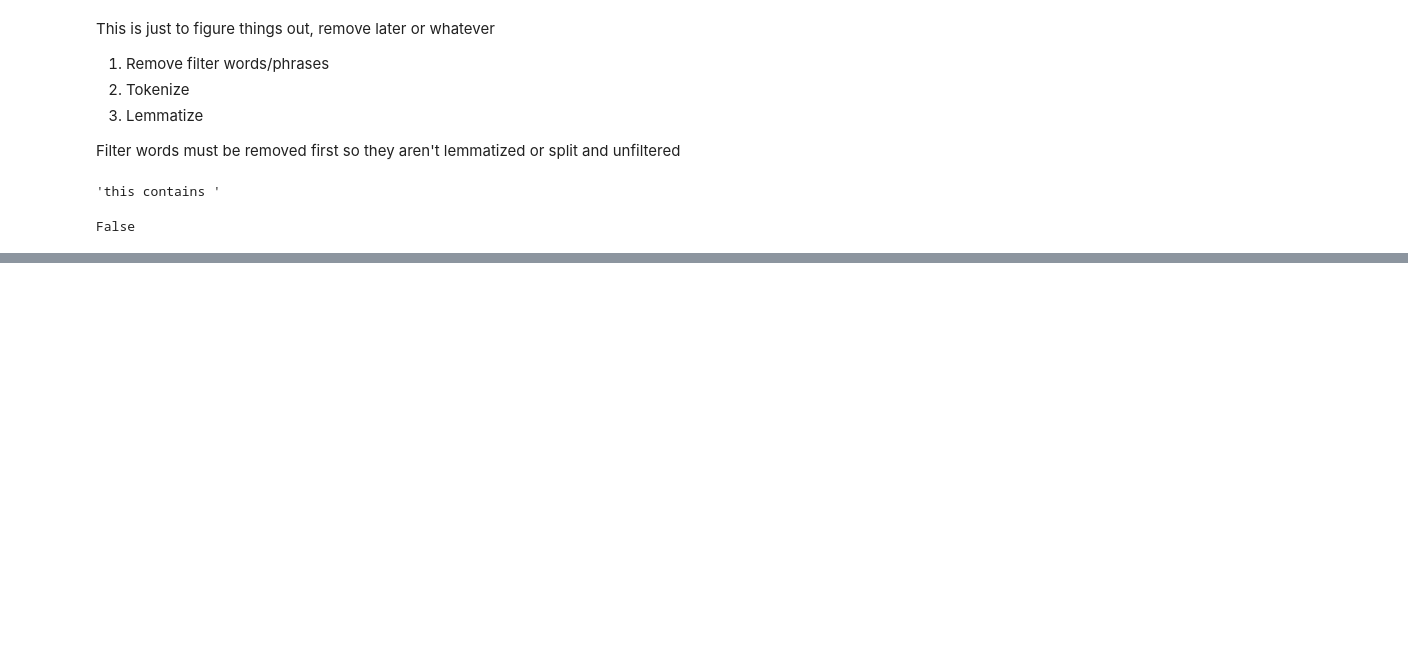
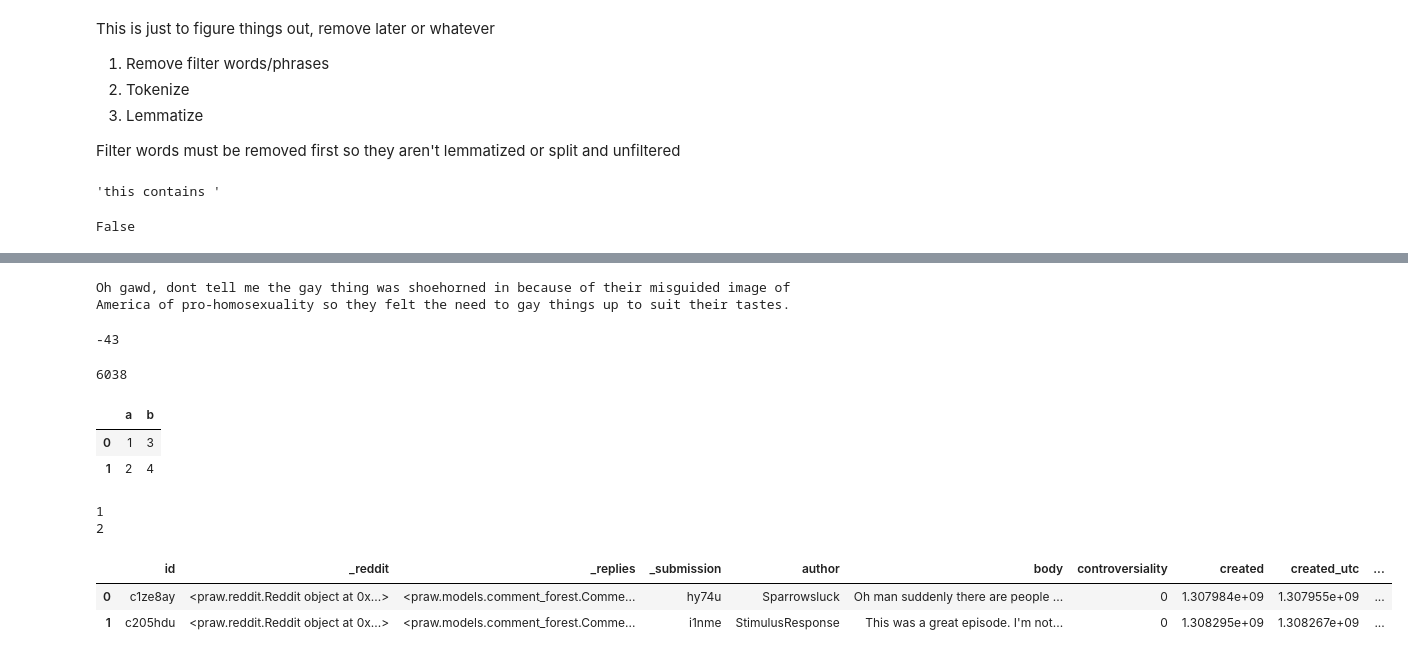
Before and after one commit to spencerqbrown/r_kamenrider, a Jupyter notebook: processing.ipynb, the cells around one changed output, grey strips where cells are left out. Drawn from its saved outputs; the diff is of its cells as text; code cells hidden in the pictures; blank space fills up the shorter version.

```diff
--- a/processing.ipynb
+++ b/processing.ipynb
@@ -23,7 +23,9 @@ filter_phrases = ['great cross-z',
                 'great ten-faced',
                 'great ten',
                 'great demia',
-                'shocker']
+                'shocker',
+                'black satan',
+                'black woz']
 # %% [markdown]
 This is just to figure things out, remove later or whatever
 
@@ -99,0 +102,3 @@ filtered_count / len(comments['id']) #worth it?
+# %%
+comments = comments.drop(comments[comments['author'] == 'AutoModerator'].index)
+# AutoModerator posts probably don't have particular sentiment, but it's easier to remove than check
@@ -99,0 +127,12 @@ filtered_count / len(comments['id']) #worth it?
+# %%
+print(lowest['body'].tolist()[0])
+# %% [output]
+Oh gawd, dont tell me the gay thing was shoehorned in because of their misguided image of America of pro-homosexuality so they felt the need to gay things up to suit their tastes.
+# %%
+print(lowest['score'].tolist()[0]) # not that low
+# %% [output]
+-43
+# %%
+len(comments['author'].value_counts().tolist()) # number of unique commenters (minus AutoModerator)
+# %% [output]
+6038
@@ -99,0 +142,19 @@ filtered_count / len(comments['id']) #worth it?
+# %%
+test = pd.DataFrame({'a': [1, 2], 'b': [3, 4]})
+test
+# %% [output]
+|  | a | b |
+| 0 | 1 | 3 |
+| 1 | 2 | 4 |
+# %%
+for i, r in test.iterrows():
+    print(r['a'])
+# %% [output]
+1
+2
+# %%
+comments.head(2)
+# %% [output]
+|  | id | _reddit | _replies | _submission | author | body | controversiality | created | created_utc | ... |
+| 0 | c1ze8ay | <praw.reddit.Reddit object at 0x...> | <praw.models.comment_forest.Comme... | hy74u | Sparrowsluck | Oh man suddenly there are people ... | 0 | 1.307984e+09 | 1.307955e+09 | ... |
+| 1 | c205hdu | <praw.reddit.Reddit object at 0x...> | <praw.models.comment_forest.Comme... | i1nme | StimulusResponse | This was a great episode. I'm not... | 0 | 1.308295e+09 | 1.308267e+09 | ... |
```
Also changed, not shown: parts of 21 cells of this notebook.
